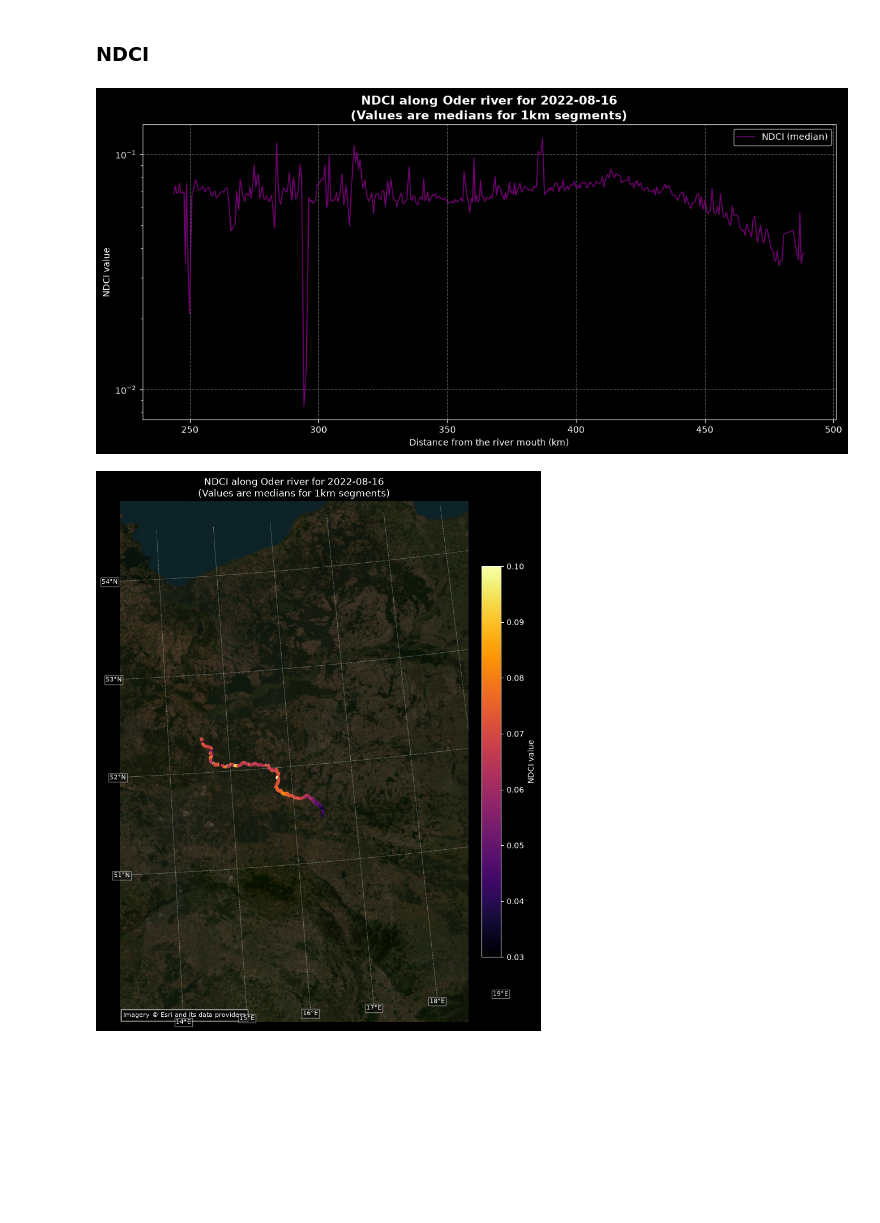
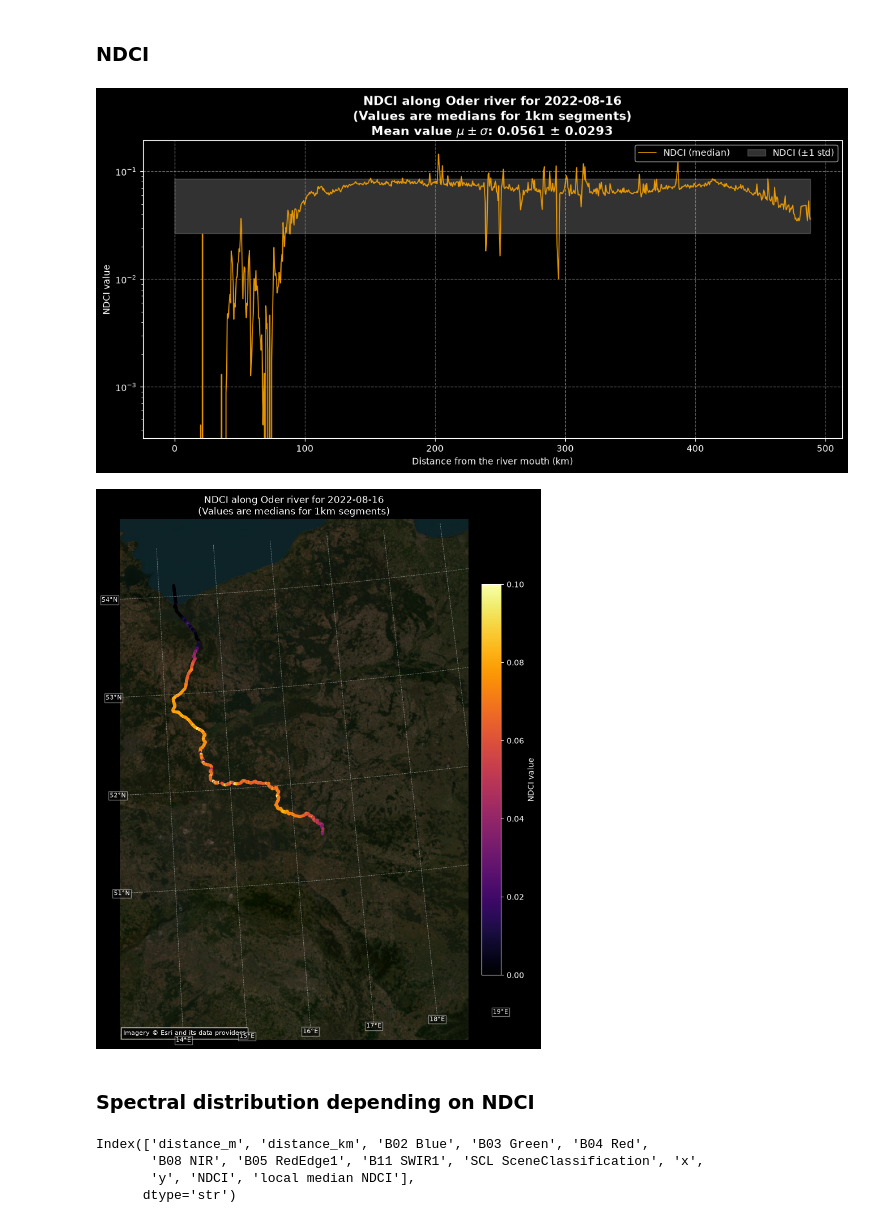
Before and after one commit to MJOdorczuk/OderDisaster, a Jupyter notebook: main.ipynb, the cells around one changed output. Cells and saved outputs as stored; diff of their text form; code cells hidden in the pictures; blank space fills up the shorter version.

Commit message:
Spectra visualised, need to be cleaned up

```diff
--- a/main.ipynb
+++ b/main.ipynb
@@ -46,7 +46,8 @@ The chosen tiles are:
 # %%
 lower_Oder_tiles = ["T33UVV", "T33UVU", "T33UVA", "T33UVT", "T33UWT"]
 upper_Oder_tiles = ["T33UWS", "T33UYR", "T33UXS"]
-tiles = ["T33UVT", "T33UWT"] # for testing only a single tile is taken
+# tiles = ["T33UVT", "T33UWT"] # for testing only a single tile is taken
+tiles = lower_Oder_tiles + upper_Oder_tiles
 # %% [markdown]
 To limit the space usage, the imagery is split into 18 segments shown in the map below. The segments are:
  - `Pomeranian_Bay` - sea area right outside of the Oder rivermouth,
@@ -216,25 +223,4 @@ for file in files:
         zips.append((match.group(1), match.group(2), file))
 
 for (date, tile, filename) in zips:
-    temp_dir = f"raw_data/tmp/{date}_{tile}"
-    if not os.path.exists(temp_dir):
-        with ZipFile(f"raw_data/{filename}", 'r') as zip_ref:
-            zip_ref.extractall(temp_dir)
-    data_dir = f"{temp_dir}/{filename[:-4]}/GRANULE"
-    data_dir += f"/{os.listdir(data_dir)[0]}/IMG_DATA"
-    data10_dir = f"{data_dir}/R10m"
-    data20_dir = f"{data_dir}/R20m"
-    datafiles10 = os.listdir(data10_dir)
-    datafiles20 = os.listdir(data20_dir)
-    date_tile_dir = Path(f"raw_data/extracted/{date}_{tile}")
-    (date_tile_dir / "R10m").mkdir(parents=True, exist_ok=True)
-    (date_tile_dir / "R20m").mkdir(parents=True, exist_ok=True)
-    for file in datafiles10:
-        band = file[-11:-8]
-        if band in bands10:
-            shutil.copy(f"{data10_dir}/{file}", f"raw_data/extracted/{date}_{tile}/R10m/{band}_10m.jp2")
-    for file in datafiles20:
-        band = file[-11:-8]
-        if band in bands20:
-            shutil.copy(f"{data20_dir}/{file}", f"raw_data/extracted/{date}_{tile}/R20m/{band}_20m.jp2")
-    shutil.rmtree(temp_dir)
+    extract_bands_from_zip(date, tile, filename, bands10, bands20)
@@ -325,17 +337,30 @@ for date in profiles:
 
     fig, ax = plt.subplots(figsize=(14, 6))
 
+    ndci_mean = np.mean(profile["local median NDCI"])
+    ndci_std = np.std(profile["local median NDCI"])
+
     ax.plot(
         profile["distance_km"],
         profile["local median NDCI"],
         label="NDCI (median)",
-        color="purple",
+        color="orange",
         linewidth=1.2,
         alpha=0.9
     )
 
+    ax.fill_between(
+        profile["distance_km"],
+        ndci_mean - ndci_std,
+        ndci_mean + ndci_std,
+        color="white",
+        alpha=0.2,
+        label="NDCI (±1 std)"
+    )
+
     ax.set_title(
-        "NDCI along Oder river for " + f"{year}-{month}-{day}\n(Values are medians for 1km segments)",
+        "NDCI along Oder river for " + f"{year}-{month}-{day}\n(Values are medians for 1km segments)" +
+        "\nMean value $\\mu\\pm\\sigma$: " + f"{ndci_mean:.4f} ± {ndci_std:.4f}",
         fontsize=14,
         fontweight="bold"
     )
@@ -357,33 +382,47 @@ for date in profiles:
 
     samples_gdf = gpd.GeoDataFrame(
         profile["local median NDCI"],
         geometry=gpd.points_from_xy(profile["x"], profile["y"]),
         crs=MAP_CRS,
     )
 
     cmap = plt.colormaps["inferno"]
-    norm = Normalize(vmin=0.03, vmax=0.1)
+    norm = Normalize(vmin=0, vmax=0.1)
 
     samples_gdf.plot(
         ax=ax,
         column="local median NDCI",
         cmap=cmap,
         norm=norm,
         markersize=15,
         marker="o",
         edgecolor="none",
         alpha=0.95,
     )
 
     colourbar = fig.colorbar(
         plt.cm.ScalarMappable(norm=norm, cmap=cmap),
         ax=ax,
         pad=0.02,
         shrink=0.75,
     )
 
     colourbar.set_label("NDCI value")
     plt.show()
 # %% [output]
-[figure, old version]
+[figure, new version]
-[figure, old version]
+[figure, new version]
+# %% [markdown]
+### Spectral distribution depending on NDCI
+# %%
+for date in profiles:
+    profile = profiles[date]
+    bucket_limits = [[0, 0.02], [0.02, 0.05], [0.05, 1.1]]
+    ndci = profile["NDCI"]
+    display(profile.columns)
+    buckets = [profile[(profile[ndci>=low])&(ndci<high)] for low, high in bucket_limits]
+# %% [output]
+Index(['distance_m', 'distance_km', 'B02 Blue', 'B03 Green', 'B04 Red',
+       'B08 NIR', 'B05 RedEdge1', 'B11 SWIR1', 'SCL SceneClassification', 'x',
+       'y', 'NDCI', 'local median NDCI'],
+      dtype='str')
```
Also changed, not shown: parts of 5 cells of this notebook, 4 other files.
